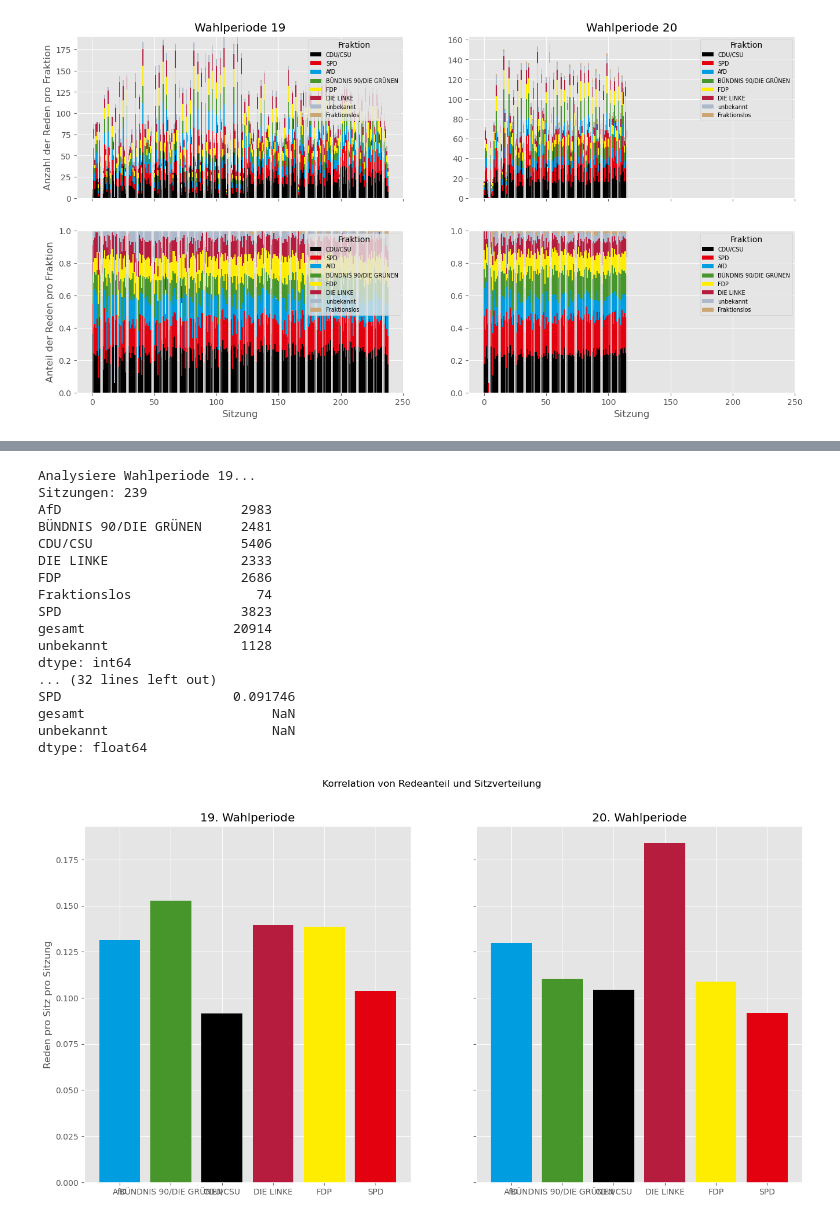
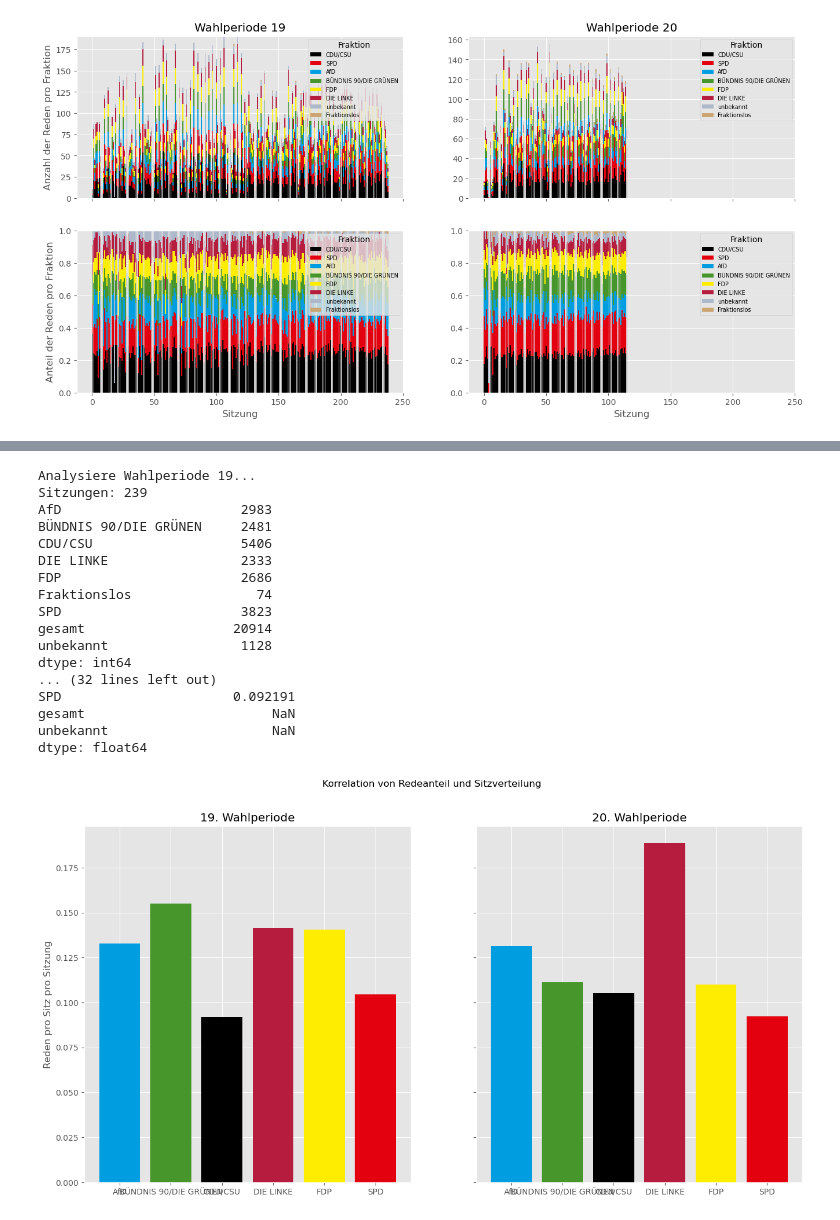
Before and after one commit to xTerradon/bundestag, a Jupyter notebook: main.ipynb, the cells around one changed output, grey strips where cells are left out. Saved outputs shown, nothing was run; the diff lists cells and outputs as text; code cells hidden in the pictures.

```diff
--- a/main.ipynb
+++ b/main.ipynb
@@ -381,7 +250,7 @@ fig, axs = plt.subplots(1, len(wahlperioden))
 fig.suptitle("Redenanteil pro Fraktion")
 for i, wahlperiode in enumerate(wahlperioden):
     reden = df.loc[df.loc[:,("metadata","wahlperiode")] == wahlperiode,"reden"]
-    reden = reden.drop(columns=["unbekannt","gesamt"])
+    reden = reden.drop(columns=["gesamt"])
     reden_gesamt = reden.sum(axis=0)
     print(reden_gesamt)
     axs[i].set_title(str(wahlperiode) + ". Wahlperiode")
@@ -414,7 +285,7 @@ fig, axs = plt.subplots(1, len(wahlperioden))
 fig.suptitle("Entschuldigungsanteil pro Fraktion")
 for i, wahlperiode in enumerate(wahlperioden):
     entschuldigungen = df.loc[df.loc[:,("metadata","wahlperiode")] == wahlperiode,"entschuldigungen"]
-    entschuldigungen = entschuldigungen.drop(columns=["unbekannt","gesamt","mutterschutz"])
+    entschuldigungen = entschuldigungen.drop(columns=["gesamt","mutterschutz"])
     entschuldigungen_gesamt = entschuldigungen.sum(axis=0)
     print(entschuldigungen_gesamt)
     axs[i].set_title(str(wahlperiode) + ". Wahlperiode")
@@ -449,36 +322,36 @@ fig.suptitle("Korrelation von Redeanteil und Sitzverteilung")
 axs[0].set_ylabel("Reden pro Sitz pro Sitzung")
 
 for i, wahlperiode in enumerate(wahlperioden):
     print(f"Analysiere Wahlperiode {wahlperiode}...")
     data = df.loc[df.loc[:,("metadata","wahlperiode")] == wahlperiode,"reden"]
     print(f"Sitzungen: {len(data)}")
     reden_gesamt = data.sum(axis=0)
     print(reden_gesamt)
     axs[i].set_title(str(wahlperiode) + ". Wahlperiode")
     print(reden_gesamt.index.values)
-    reden_gesamt = ( reden_gesamt / (pd.Series(SITZVERTEILUNG[wahlperiode])+1) ) / len(data)
+    reden_gesamt = ( reden_gesamt / (pd.Series(SITZVERTEILUNG[wahlperiode])) ) / len(data)
     print(reden_gesamt)
     reden_gesamt = reden_gesamt.drop(index=["Fraktionslos","unbekannt","gesamt"])
     axs[i].bar(reden_gesamt.index, reden_gesamt.values, color=[FRAKTIONEN_FARBEN_DICT[fraktion] for fraktion in reden_gesamt.index.values])
 # %% [output]
 Analysiere Wahlperiode 19...
 Sitzungen: 239
 AfD                       2983
 BÜNDNIS 90/DIE GRÜNEN     2481
 CDU/CSU                   5406
 DIE LINKE                 2333
 FDP                       2686
 Fraktionslos                74
 SPD                       3823
 gesamt                   20914
 unbekannt                 1128
 dtype: int64
 ... (32 lines left out)
-SPD                      0.091746
+SPD                      0.092191
 gesamt                        NaN
 unbekannt                     NaN
 dtype: float64
-[figure, old version]
+[figure, new version]
 # %%
 fig, axs = plt.subplots(1, len(wahlperioden), sharey=True)
 fig.suptitle("Korrelation von Entschuldigungsanteil und Sitzverteilung")
```
Also changed, not shown: parts of 8 cells of this notebook, 1 other file.
